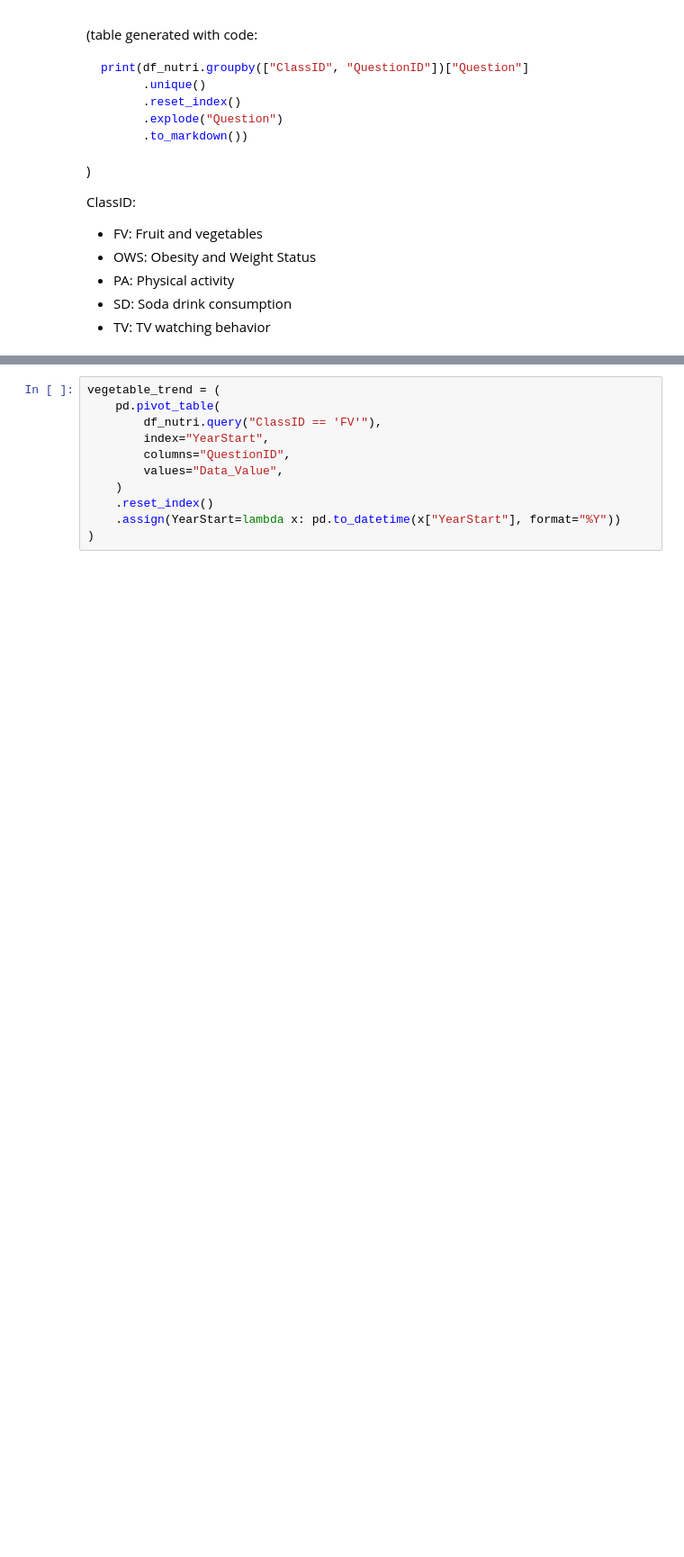
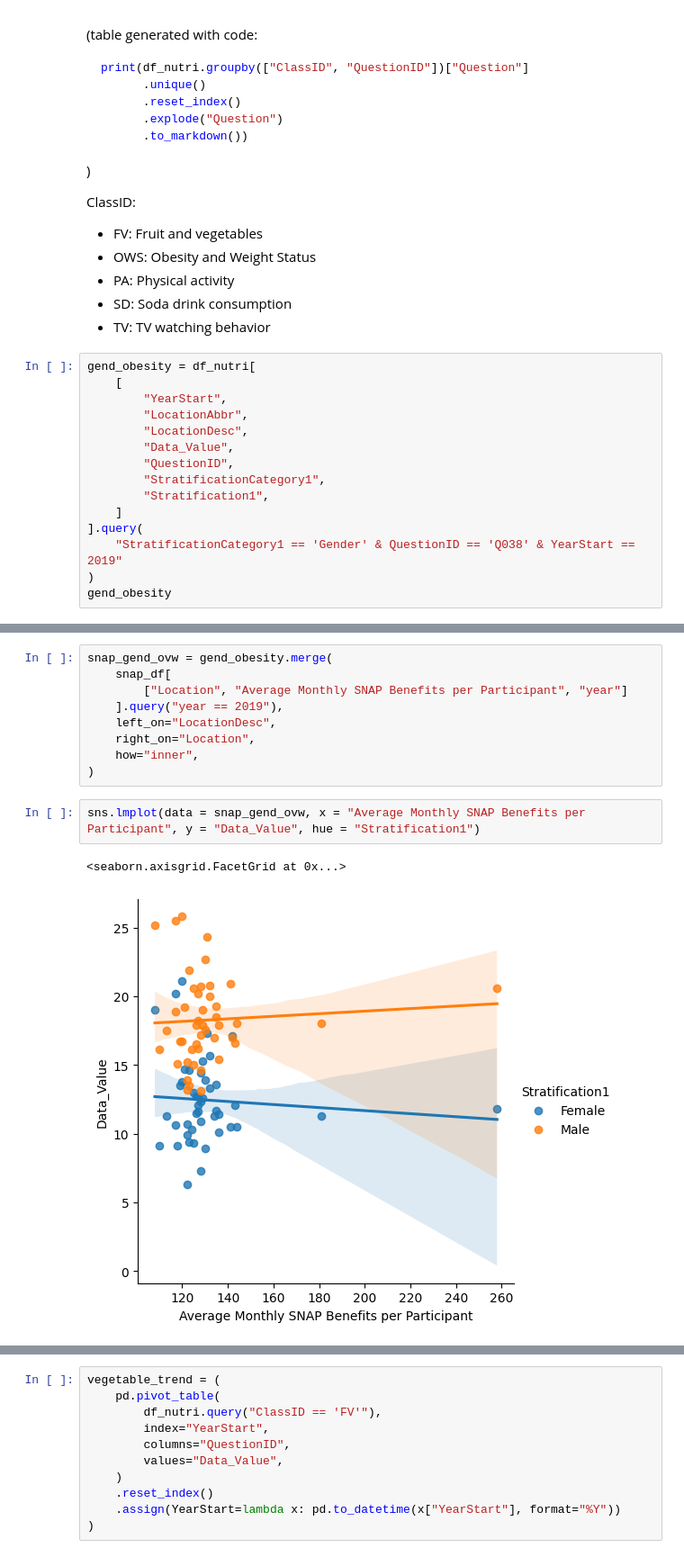
Before and after one commit to Ludougan123234/si618-project, a Jupyter notebook: nb/randy.ipynb, the cells around one changed output, grey strips where cells are left out. Shown at 90% size. Drawn from its saved outputs; the diff is of its cells as text; blank space fills up the shorter version.

Commit message:
Gender diff in overweight status

```diff
--- a/nb/randy.ipynb
+++ b/nb/randy.ipynb
@@ -175,3 +176,18 @@ ClassID:
 - PA: Physical activity
 - SD: Soda drink consumption
 - TV: TV watching behavior
+# %%
+gend_obesity = df_nutri[
+    [
+        "YearStart",
+        "LocationAbbr",
+        "LocationDesc",
+        "Data_Value",
+        "QuestionID",
+        "StratificationCategory1",
+        "Stratification1",
+    ]
+].query(
+    "StratificationCategory1 == 'Gender' & QuestionID == 'Q038' & YearStart == 2019"
+)
+gend_obesity
@@ -177,0 +208,14 @@ ClassID:
+# %%
+snap_gend_ovw = gend_obesity.merge(
+    snap_df[
+        ["Location", "Average Monthly SNAP Benefits per Participant", "year"]
+    ].query("year == 2019"),
+    left_on="LocationDesc",
+    right_on="Location",
+    how="inner",
+)
+# %%
+sns.lmplot(data = snap_gend_ovw, x = "Average Monthly SNAP Benefits per Participant", y = "Data_Value", hue = "Stratification1")
+# %% [output]
+<seaborn.axisgrid.FacetGrid at 0x...>
+[figure, added]
```
Also changed, not shown: parts of 4 cells of this notebook.
